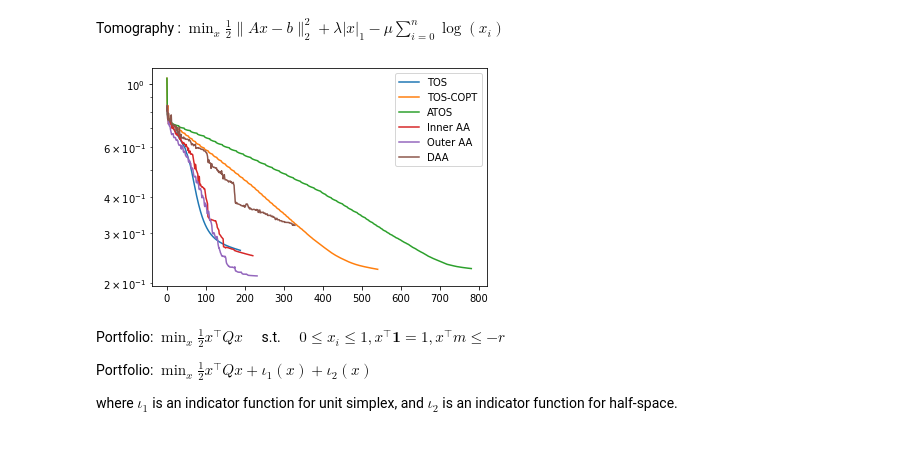
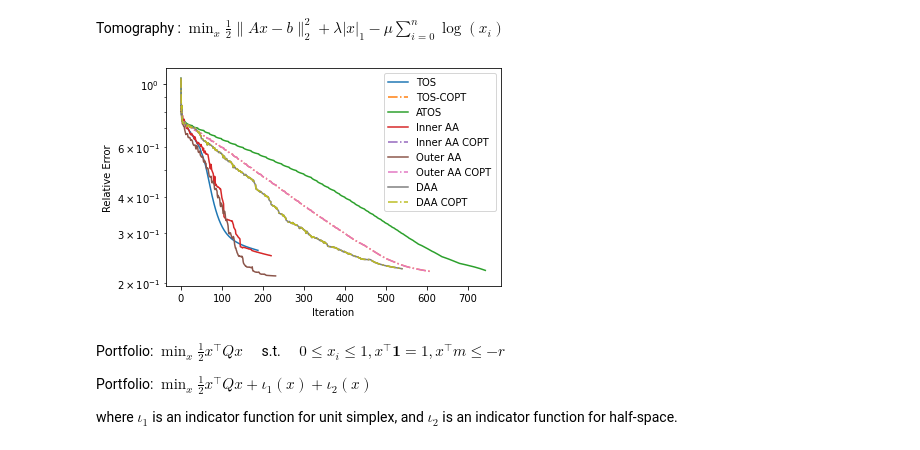
Before and after one commit to hansolsuh/aa_tos, a Jupyter notebook: AATOS.ipynb, the cells around one changed output. Drawn from its saved outputs; the diff is of its cells as text; code cells hidden in the pictures.

```diff
--- a/AATOS.ipynb
+++ b/AATOS.ipynb
@@ -29,8 +29,8 @@ lbd           = 1.e-8
 
 
 
-tomo_tos_obj, tomo_tos_copt_obj, tomo_atos_obj, tomo_in_aa_tos_obj, tomo_out_aa_tos_obj, tomo_daa_tos_obj = [],[],[],[],[],[]
-
+tomo_tos_obj, tomo_in_aa_tos_obj, tomo_out_aa_tos_obj, tomo_daa_tos_obj = [],[],[],[]
+tomo_tos_copt_obj, tomo_atos_obj, tomo_in_copt_obj, tomo_out_copt_obj, tomo_daa_copt_obj = [],[],[],[],[]
 #Vanilla TOS
 mu = np.array(1.e-6) #Barrier mu
 t_h_opt = tomodata.f2_copt(mu) #Barrier Prox
@@ -55,7 +55,6 @@ tomo_out = atos(t_f_grad, x0_tomo, t_h_opt.prox, t_g_opt.prox, line_search=False
 trace_obj = None
 trace_obj = [norm(x-GT)/norm(GT) for x in tomo_tos_copt_trace.trace_x]
 tomo_tos_copt_obj.append(trace_obj)
-
 
 
 #Adaptive TOS
@@ -84,6 +83,19 @@ trace_obj = [norm(x-GT)/norm(GT) for x in tomo_inner_trace.trace_x]
 tomo_in_aa_tos_obj.append(trace_obj)
 
 
+#AA (Inner only) TOS on ATOS
+mu = np.array(1.e-6) #Barrier mu
+t_h_opt = tomodata.f2_copt(mu) #Barrier Prox
+t_g_opt = tomodata.f1_copt(e,lbd) #Soft-Threshold
+x0_tomo = np.zeros(n)
+
+tomo_in_copt_trace = Trace()
+tomo_out = atos(t_f_grad, x0_tomo, t_h_opt.prox, t_g_opt.prox, line_search=False, step_size = tomo_stepsize, barrier = mu, callback=tomo_in_copt_trace,inner_aa=5)
+trace_obj = None
+trace_obj = [norm(x-GT)/norm(GT) for x in tomo_in_copt_trace.trace_x]
+tomo_in_copt_obj.append(trace_obj)
+
+
 #AA (Outer only) TOS
 mu = np.array(1.e-6) #Barrier mu
 t_h_opt = tomodata.f2_copt(mu) #Barrier Prox
@@ -94,37 +106,67 @@ tomo_outer_trace = Trace()
 tomo_out = aa_tos(t_f_grad, x0_tomo, t_h_opt.prox, t_g_opt.prox, line_search=False, step_size = tomo_stepsize, barrier = mu, callback=tomo_outer_trace,outer_aa=5)
 trace_obj = None
 trace_obj = [norm(x-GT)/norm(GT) for x in tomo_outer_trace.trace_x]
 tomo_out_aa_tos_obj.append(trace_obj)
 
 
+#AA (Outer only) TOS on ATOS
+mu = np.array(1.e-6) #Barrier mu
+t_h_opt = tomodata.f2_copt(mu) #Barrier Prox
+t_g_opt = tomodata.f1_copt(e,lbd) #Soft-Threshold
+x0_tomo = np.zeros(n)
+
+tomo_out_copt_trace = Trace()
+tomo_out = atos(t_f_grad, x0_tomo, t_h_opt.prox, t_g_opt.prox, line_search=False, step_size = tomo_stepsize, barrier = mu, callback=tomo_out_copt_trace,outer_aa=5)
+trace_obj = None
+trace_obj = [norm(x-GT)/norm(GT) for x in tomo_out_copt_trace.trace_x]
+tomo_out_copt_obj.append(trace_obj)
+
+
 #DAA TOS
 mu = np.array(1.e-6) #Barrier mu
 t_h_opt = tomodata.f2_copt(mu) #Barrier Prox
 t_g_opt = tomodata.f1_copt(e,lbd) #Soft-Threshold
 x0_tomo = np.zeros(n)
 
 tomo_daa_trace = Trace()
-tomo_out = aa_tos(t_f_grad, x0_tomo, t_h_opt.prox, t_g_opt.prox, line_search=False, step_size = tomo_stepsize, barrier = mu, callback=tomo_daa_trace,inner_aa = 5,outer_aa=5)
+tomo_out = atos(t_f_grad, x0_tomo, t_h_opt.prox, t_g_opt.prox, line_search=False, step_size = tomo_stepsize, barrier = mu, callback=tomo_daa_trace,inner_aa = 5,outer_aa=5)
 trace_obj = None
 trace_obj = [norm(x-GT)/norm(GT) for x in tomo_daa_trace.trace_x]
 tomo_daa_tos_obj.append(trace_obj)
+
+
+#DAA TOS on ATOS
+mu = np.array(1.e-6) #Barrier mu
+t_h_opt = tomodata.f2_copt(mu) #Barrier Prox
+t_g_opt = tomodata.f1_copt(e,lbd) #Soft-Threshold
+x0_tomo = np.zeros(n)
+
+tomo_daa_copt_trace = Trace()
+tomo_out = atos(t_f_grad, x0_tomo, t_h_opt.prox, t_g_opt.prox, line_search=False, step_size = tomo_stepsize, barrier = mu, callback=tomo_daa_copt_trace,inner_aa = 5,outer_aa=5)
+trace_obj = None
+trace_obj = [norm(x-GT)/norm(GT) for x in tomo_daa_copt_trace.trace_x]
+tomo_daa_copt_obj.append(trace_obj)
+
 
 
 
 
 fig1 = plt.figure()
 plt.plot(tomo_tos_obj[0], label='TOS')
-plt.plot(tomo_tos_copt_obj[0], label='TOS-COPT')
+plt.plot(tomo_tos_copt_obj[0], '-.',label='TOS-COPT')
 plt.plot(tomo_atos_obj[0], label='ATOS')
 plt.plot(tomo_in_aa_tos_obj[0], label='Inner AA')
+plt.plot(tomo_in_copt_obj[0], '-.',label='Inner AA COPT')
 plt.plot(tomo_out_aa_tos_obj[0], label='Outer AA')
+plt.plot(tomo_out_copt_obj[0], '-.',label='Outer AA COPT')
 plt.plot(tomo_daa_tos_obj[0], label='DAA')
+plt.plot(tomo_daa_copt_obj[0], '-.',label='DAA COPT')
 plt.legend()
-plt.ylabel("Relative Err")
+plt.ylabel("Relative Error")
 plt.xlabel("Iteration")
 plt.yscale('log')
 # %% [output]
-[figure, old version]
+[figure, new version]
 # %% [markdown]
 Portfolio: $\min_x \frac{1}{2} x^{\top} Q x \quad $ s.t. $\quad 0 \leq x_i \leq 1, x^{\top} \mathbf{1} = 1, x^{\top}m \leq -r$
 
```
Also changed, not shown: parts of 12 cells of this notebook.
